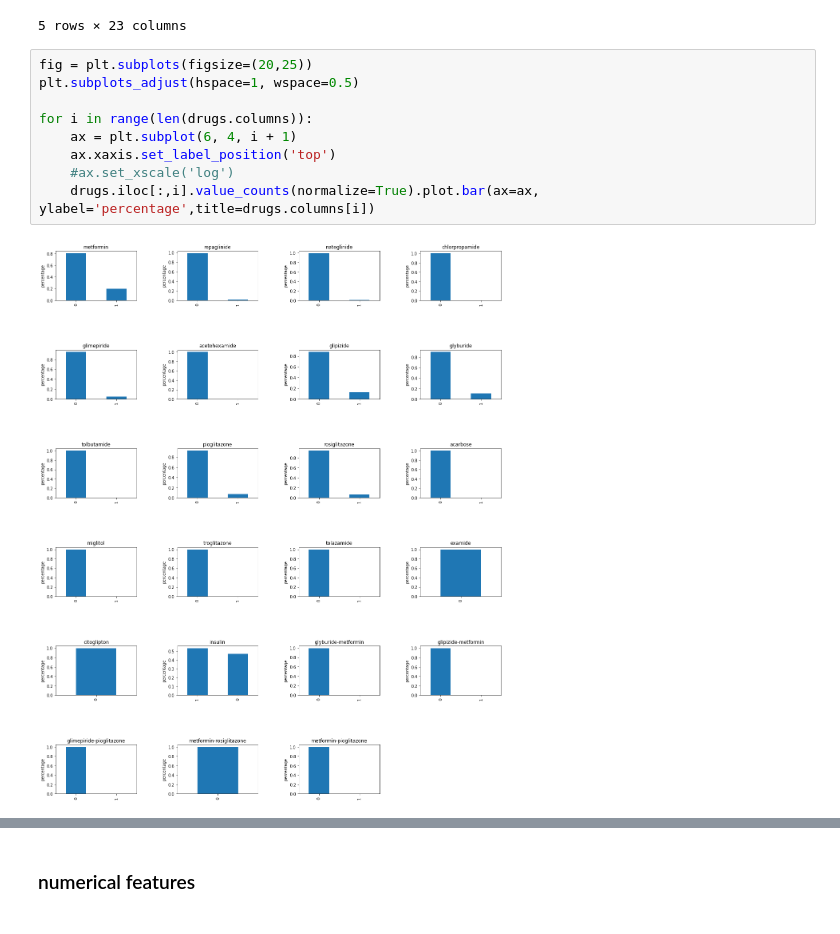
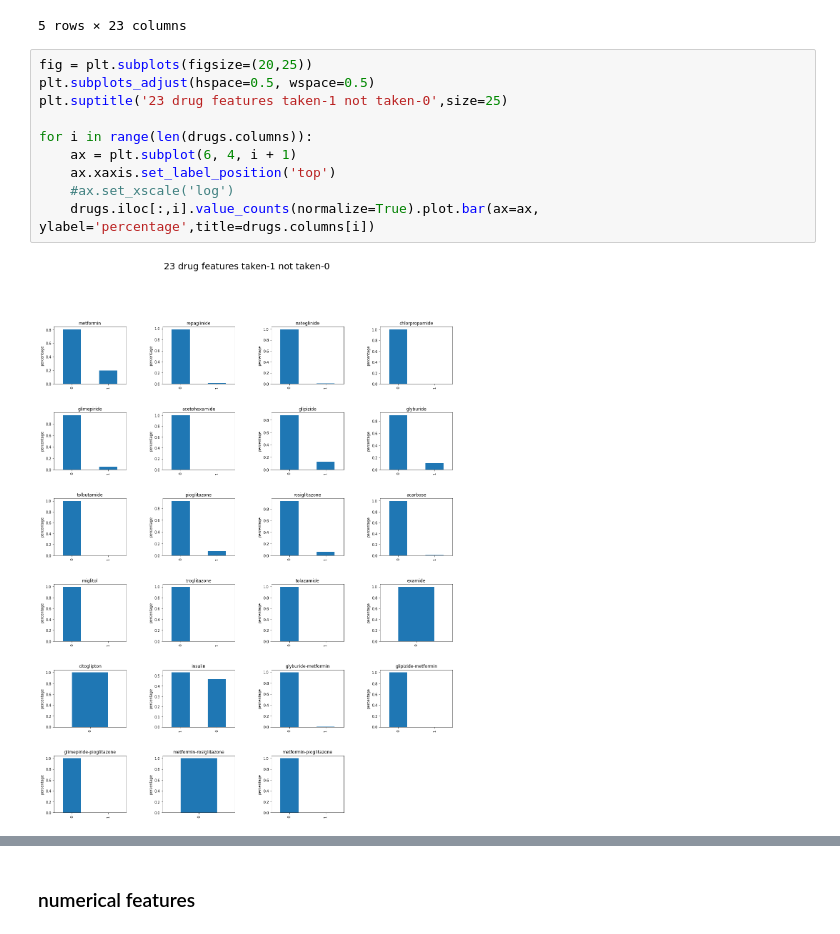
Before and after one commit to ruihan1228/diabetes, a Jupyter notebook: diabetes_1.ipynb, the cells around one changed output, grey strips where cells are left out. Drawn from its saved outputs; the diff is of its cells as text.

```diff
--- a/diabetes_1.ipynb
+++ b/diabetes_1.ipynb
@@ -163,12 +159,13 @@ drugs.head()
 5 rows × 23 columns
 # %%
 fig = plt.subplots(figsize=(20,25))
-plt.subplots_adjust(hspace=1, wspace=0.5)
+plt.subplots_adjust(hspace=0.5, wspace=0.5)
+plt.suptitle('23 drug features taken-1 not taken-0',size=25)
 
 for i in range(len(drugs.columns)):
     ax = plt.subplot(6, 4, i + 1)
     ax.xaxis.set_label_position('top')
     #ax.set_xscale('log')
     drugs.iloc[:,i].value_counts(normalize=True).plot.bar(ax=ax, ylabel='percentage',title=drugs.columns[i])
 # %% [output]
-[figure, old version]
+[figure, new version]
```
Also changed, not shown: parts of 23 cells of this notebook.
